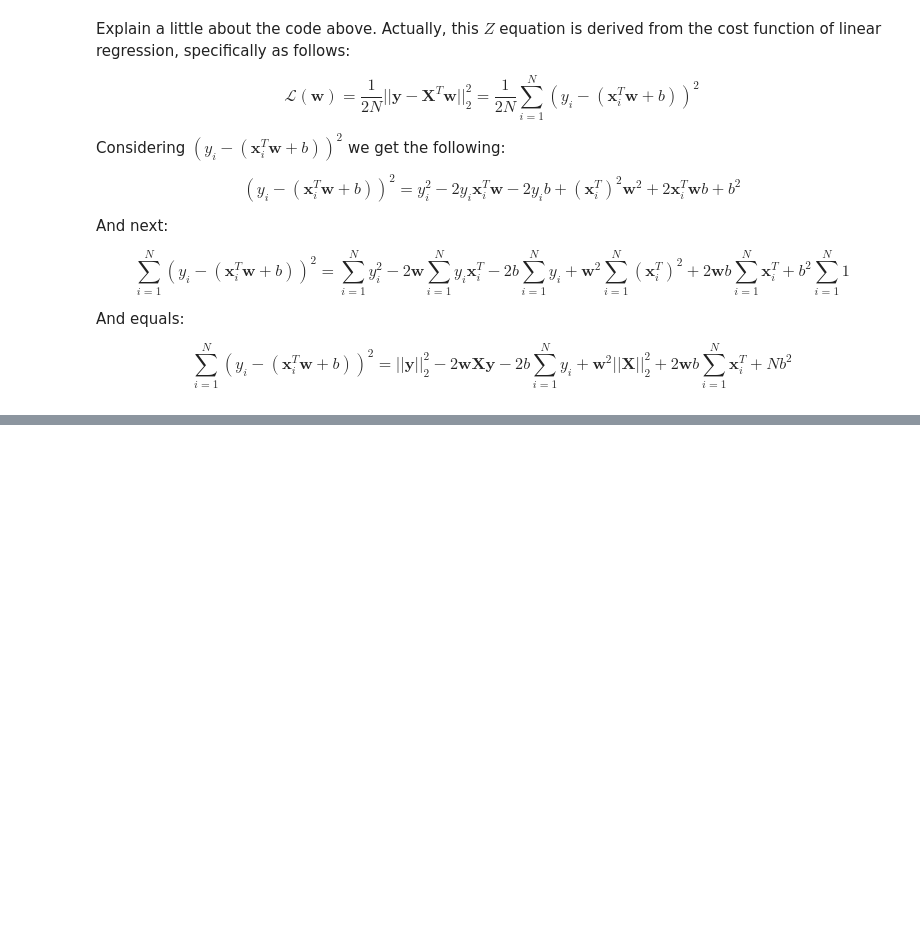
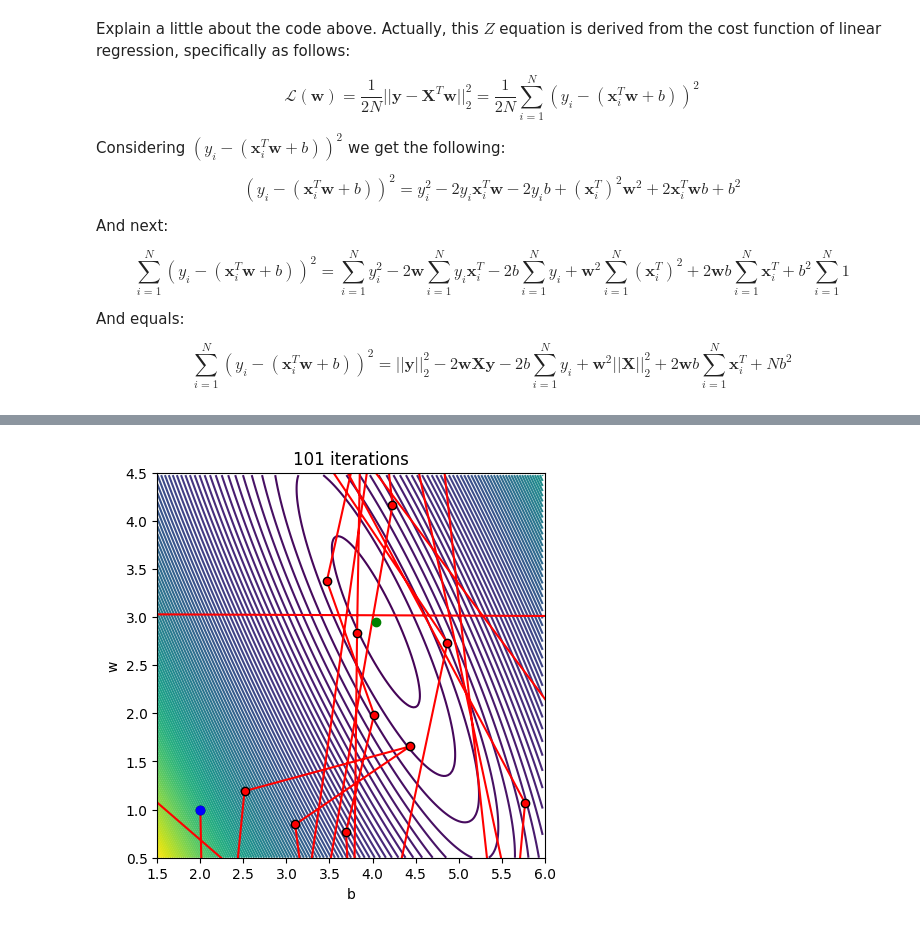
Before and after one commit to letruongzzio/Machine-Learning, a Jupyter notebook: 4 - Neural Networks/Gradient Descend.ipynb, the cells around one changed output, grey strips where cells are left out. Drawn from its saved outputs; the diff is of its cells as text; code cells hidden in the pictures; blank space fills up the shorter version.

```diff
--- a/4 - Neural Networks/Gradient Descend.ipynb
+++ b/4 - Neural Networks/Gradient Descend.ipynb
@@ -281,0 +285,5 @@ def GD_momentum(grad, theta_init, eta, gamma):
+# %%
+w3 = GD_momentum(grad, w_init, .5, .9)
+lr_gd_draw(w3)
+# %% [output]
+[figure, added]
```
Also changed, not shown: parts of 5 cells of this notebook.
